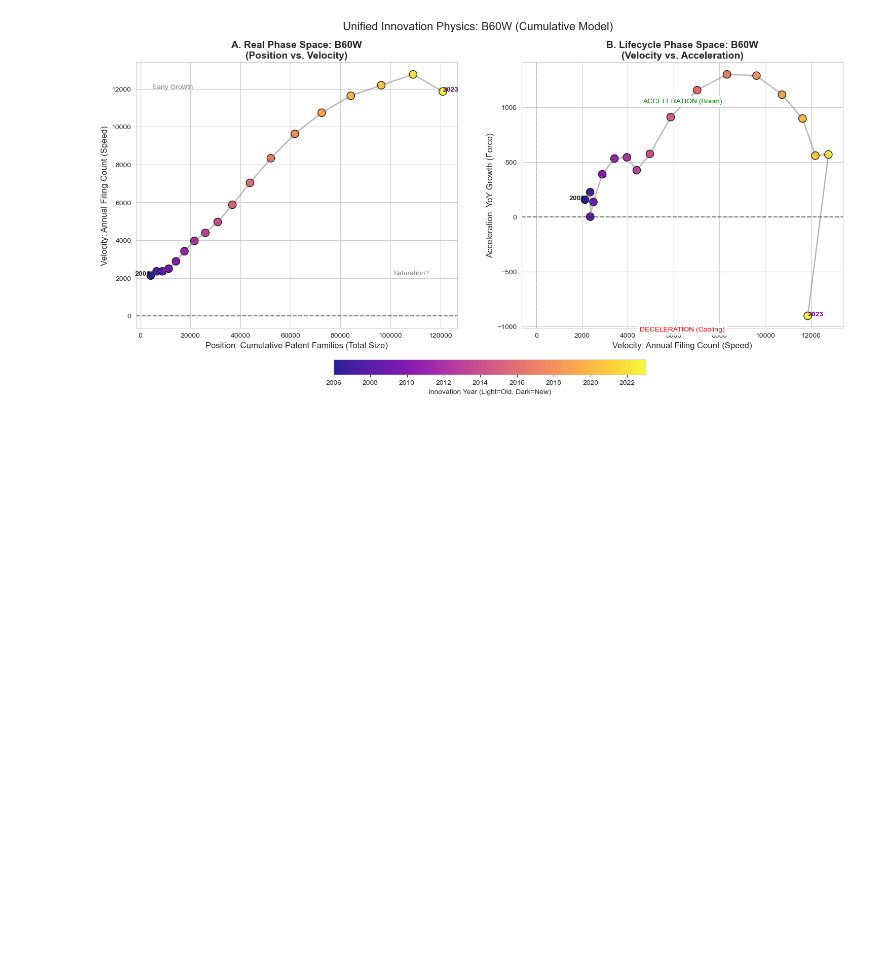
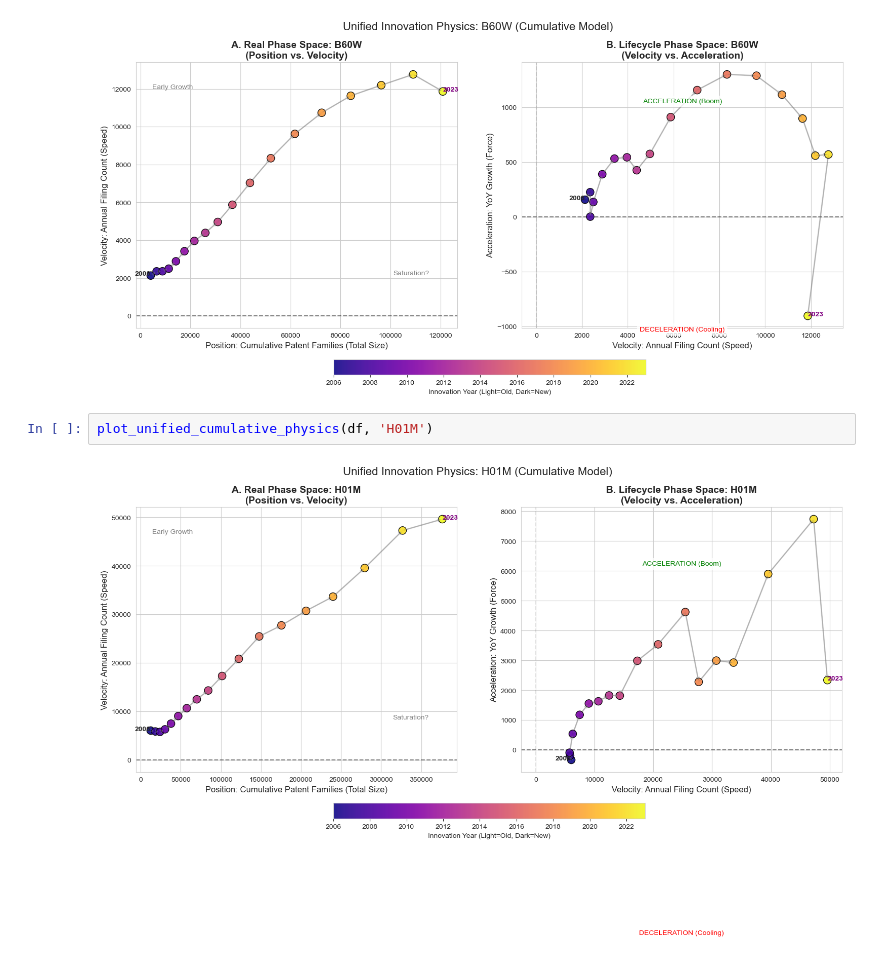
Before and after one commit to vpjuguilon/Innovation-Dynamics, a Jupyter notebook: Untitled.ipynb, the cells around one changed output. Drawn from its saved outputs; the diff is of its cells as text; blank space fills up the shorter version.

```diff
--- a/Untitled.ipynb
+++ b/Untitled.ipynb
@@ -284,3 +285,7 @@ plot_unified_cumulative_physics(df, 'G06N')
 plot_unified_cumulative_physics(df, 'B60W')
 # %% [output]
 [figure]
+# %%
+plot_unified_cumulative_physics(df, 'H01M')
+# %% [output]
+[figure, added]
```
Also changed, not shown: parts of 2 cells of this notebook, 5 other files.
